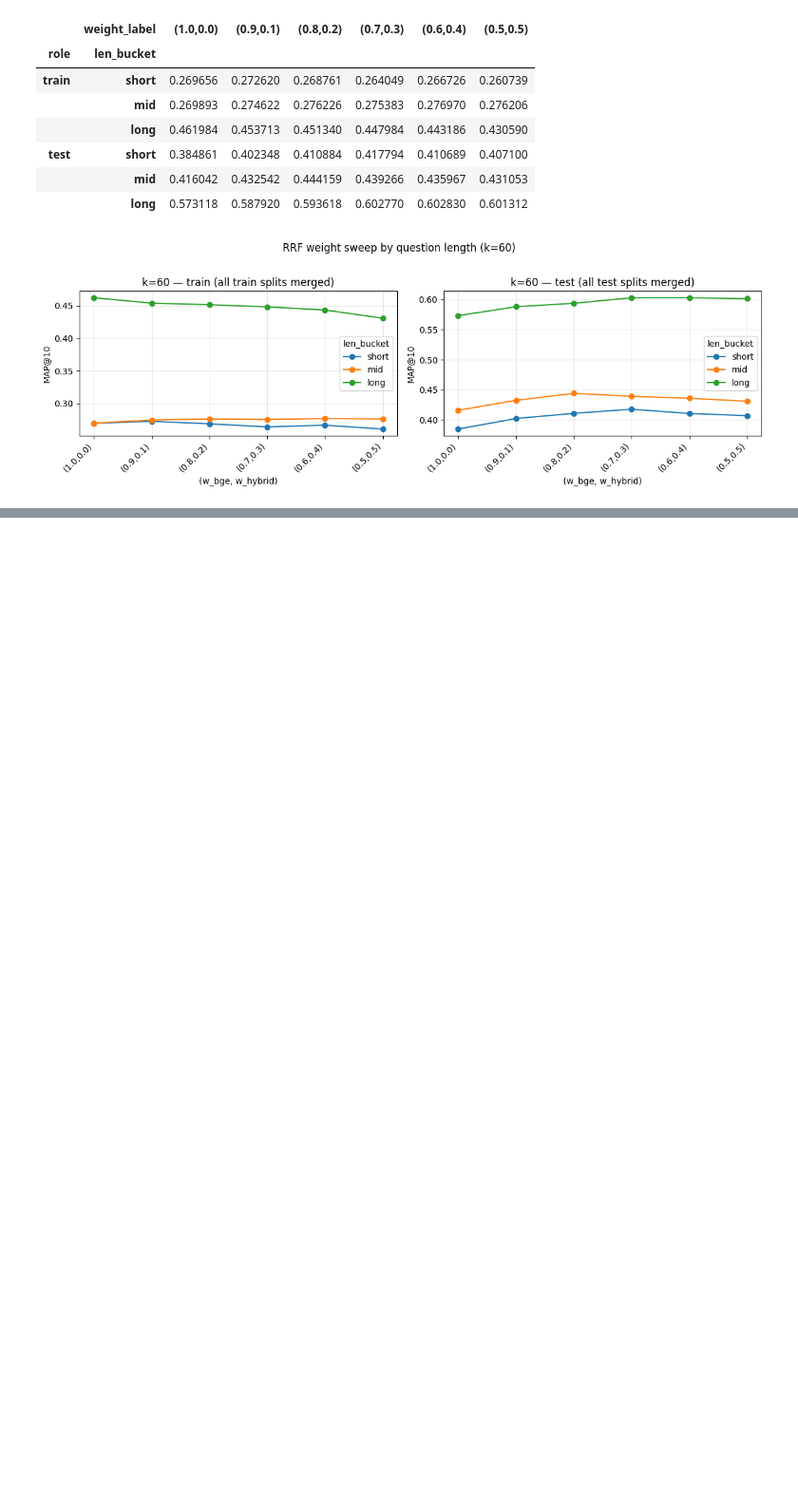
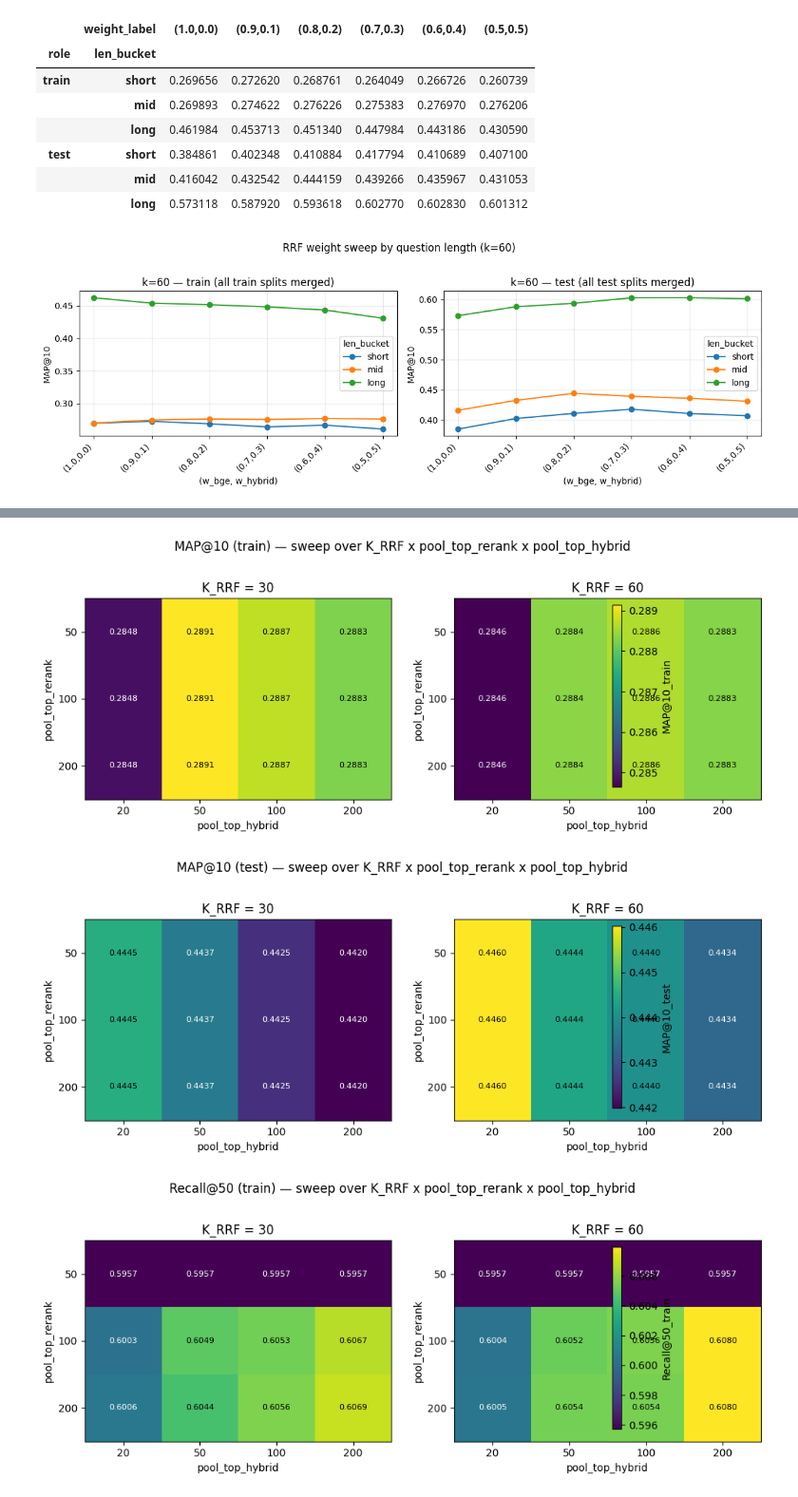
Before and after one commit to fulaibaowang/BioASQ, a Jupyter notebook: notebooks/analyze_workflow_results.ipynb, the cells around one changed output, grey strips where cells are left out. Shown at 95% size. Saved outputs shown, nothing was run; the diff lists cells and outputs as text; code cells hidden in the pictures; blank space fills up the shorter version.

Commit message:
rerank hybrid fusion parameter

```diff
--- a/notebooks/analyze_workflow_results.ipynb
+++ b/notebooks/analyze_workflow_results.ipynb
@@ -1598,0 +1831,58 @@ MAP@10 by (role, length bucket, weight); k=60, train and test merged separately
+# %%
+# Heatmaps: one per K_RRF value; rows = pool_top_rerank, cols = pool_top_hybrid
+# 2x2 grid of heatmaps (one per K_RRF) for each metric+role combination
+
+import matplotlib.ticker as mticker
+
+for metric, role_col in [
+    ("MAP@10", "MAP@10_train"), ("MAP@10", "MAP@10_test"),
+    ("Recall@50", "Recall@50_train"), ("Recall@50", "Recall@50_test"),
+]:
+    role_label = "train" if "train" in role_col else "test"
+    n_k = len(SWEEP_K_RRF)
+    ncols = min(n_k, 4)
+    nrows = (n_k + ncols - 1) // ncols
+    fig, axes = plt.subplots(nrows, ncols, figsize=(5 * ncols, 4 * nrows))
+    if n_k == 1:
+        axes = np.array([axes])
+    axes = axes.flatten()
+
+    vmin = sweep_summary[role_col].min()
+    vmax = sweep_summary[role_col].max()
+
+    for i, k_rrf in enumerate(SWEEP_K_RRF):
+        ax = axes[i]
+        sub = sweep_summary[sweep_summary["k_rrf"] == k_rrf]
+        pivot = sub.pivot_table(
+            index="pool_top_rerank", columns="pool_top_hybrid",
+            values=role_col, aggfunc="first",
+        )
+        pivot = pivot.reindex(
+            index=SWEEP_POOL_RERANK, columns=SWEEP_POOL_HYBRID
+        )
+        im = ax.imshow(pivot.values, aspect="auto", cmap="viridis", vmin=vmin, vmax=vmax)
+        ax.set_xticks(range(len(SWEEP_POOL_HYBRID)))
+        ax.set_xticklabels(SWEEP_POOL_HYBRID)
+        ax.set_yticks(range(len(SWEEP_POOL_RERANK)))
+        ax.set_yticklabels(SWEEP_POOL_RERANK)
+        ax.set_xlabel("pool_top_hybrid")
+        ax.set_ylabel("pool_top_rerank")
+        ax.set_title(f"K_RRF = {k_rrf}")
+        for yi in range(pivot.shape[0]):
+            for xi in range(pivot.shape[1]):
+                val = pivot.values[yi, xi]
+                if not np.isnan(val):
+                    ax.text(xi, yi, f"{val:.4f}", ha="center", va="center",
+                            fontsize=8, color="white" if val < (vmin + vmax) / 2 else "black")
+
+    for j in range(n_k, len(axes)):
+        axes[j].set_visible(False)
+
+    fig.colorbar(im, ax=axes[:n_k], label=role_col, shrink=0.8)
+    plt.suptitle(f"{metric} ({role_label}) — sweep over K_RRF x pool_top_rerank x pool_top_hybrid", y=1.02)
+    plt.tight_layout()
+    plt.show()
+# %% [output]
+[figure, added]
+[figure, added]
+[figure, added]
```
Also changed, not shown: parts of 7 cells of this notebook, 1 other file.
